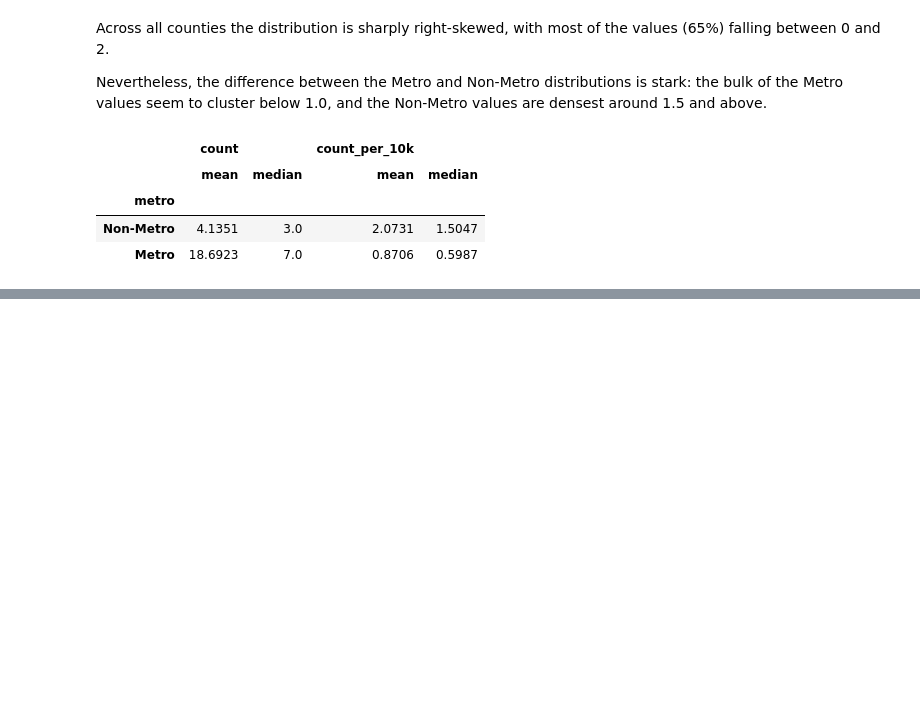
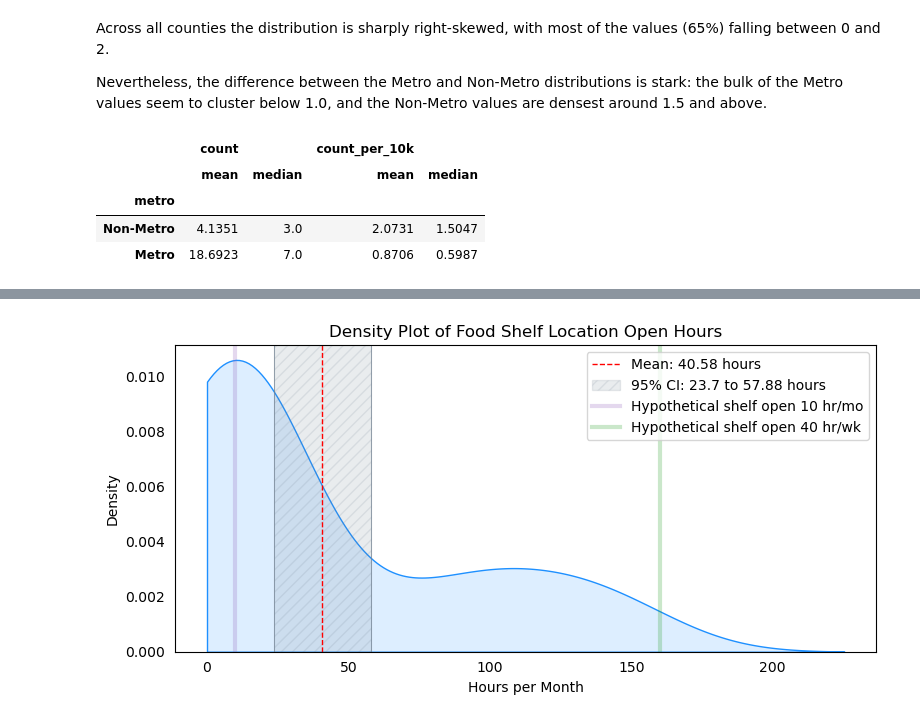
Before and after one commit to a-location-1/mn-food-shelf-analysis, a Jupyter notebook: food_shelf_analysis.ipynb, the cells around one changed output, grey strips where cells are left out. Cells and saved outputs as stored; diff of their text form; code cells hidden in the pictures; blank space fills up the shorter version.

```diff
--- a/food_shelf_analysis.ipynb
+++ b/food_shelf_analysis.ipynb
@@ -236,0 +246,4 @@ np.float64(-0.4727610787419412)
+# %%
+# Read cleaned food shelf list:
+shelf = pd.read_pickle("data/shelftable.pkl")
+len(shelf)
@@ -236,0 +252,6 @@ np.float64(-0.4727610787419412)
+# %%
+# Take a sample of food shelf locations:
+n = 30
+sample = shelf.sample(n, replace=False, random_state=42)
+sample_per = round(len(sample) / len(shelf), 4) * 100
+print(f"The sample of size {n} is {sample_per}% of the total population.")
@@ -236,0 +334,3 @@ np.float64(-0.4727610787419412)
+# %%
+# Adding the metro column to the sample table:
+sample = sample.merge(county.loc[:, ["county", "metro"]], how="left", on="county")
@@ -236,0 +362,77 @@ np.float64(-0.4727610787419412)
+# %%
+# Calcuating the sample mean and the confidence interval:
+round_num = 2
+sample_mean = round(sample["hours"].mean(), round_num)
+
+replicates = []
+for _ in range(1_000):
+    replicates.append(sample.sample(frac=1, replace=True)["hours"].mean())
+
+sample_lower_ci = round(np.quantile(replicates, 0.025), round_num)
+sample_upper_ci = round(np.quantile(replicates, 0.975), round_num)
+
+fig, ax = plt.subplots(figsize=(8, 4))
+
+sns.kdeplot(
+    sample["hours"],
+    fill=True,
+    clip=(0, 672),
+    color="dodgerblue",
+    alpha=0.15,
+    ax=ax,
+)
+# 672 = a theoretical maximum, if a shelf was open 24/7 for 28 days
+
+ax.axvline(
+    sample_mean,
+    color="r",
+    linestyle="--",
+    linewidth=1,
+    label=f"Mean: {sample_mean} hours",
+)
+ax.axvline(
+    sample_lower_ci,
+    color="slategray",
+    linestyle="-",
+    linewidth=0.5,
+)
+ax.axvline(
+    sample_upper_ci,
+    color="slategray",
+    linestyle="-",
+    linewidth=0.5,
+)
+ax.axvspan(
+    sample_lower_ci,
+    sample_upper_ci,
+    color="slategray",
+    alpha=0.15,
+    hatch="///",
+    label=f"95% CI: {sample_lower_ci} to {sample_upper_ci} hours",
+)
+ax.axvline(
+    10,
+    color="tab:purple",
+    alpha=0.25,
+    linestyle="-",
+    linewidth=3,
+    label="Hypothetical shelf open 10 hr/mo",
+)
+ax.axvline(
+    160,
+    color="tab:green",
+    alpha=0.25,
+    linestyle="-",
+    linewidth=3,
+    label="Hypothetical shelf open 40 hr/wk",
+)
+
+ax.set_xlabel("Hours per Month")
+ax.set_ylabel("Density")
+ax.set_title("Density Plot of Food Shelf Location Open Hours")
+ax.tick_params(left=None, bottom=None)
+plt.legend()
+plt.tight_layout()
+plt.show()
+# %% [output]
+[figure, added]
```
Also changed, not shown: parts of 33 cells of this notebook.
